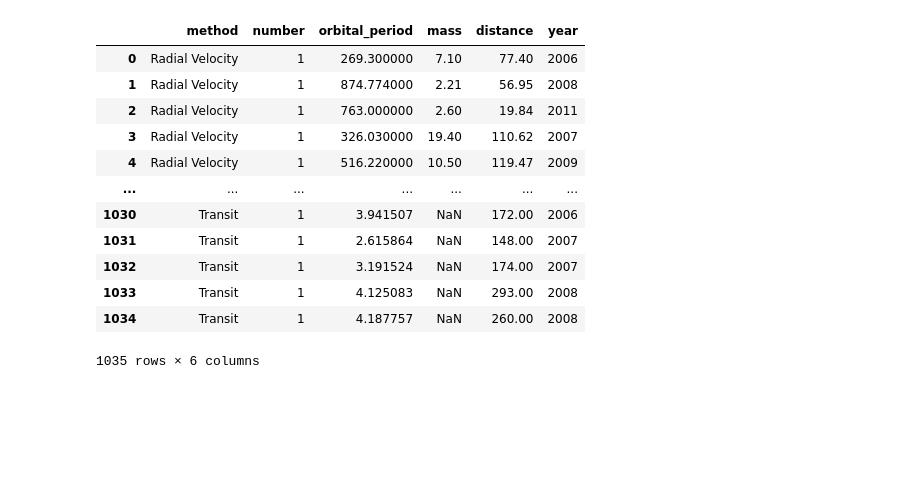
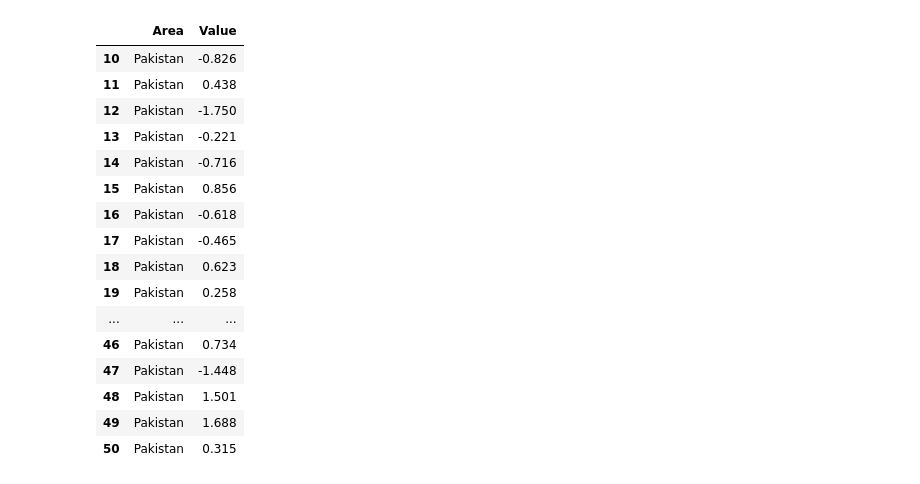
Before and after one commit to juneedpk/data-viz1, a Jupyter notebook: data_viz.ipynb, the cells around one changed output. Saved outputs shown, nothing was run; the diff lists cells and outputs as text; code cells hidden in the pictures; blank space fills up the shorter version.

```diff
--- a/data_viz.ipynb
+++ b/data_viz.ipynb
@@ -4,24 +4,31 @@ import numpy as np
 import seaborn as sns
 
 import matplotlib.pyplot as plt
-# %%
-df = sns.load_dataset('planets')
-
-df
-# %% [output]
-|  | method | number | orbital_period | mass | distance | year |
-| 0 | Radial Velocity | 1 | 269.300000 | 7.10 | 77.40 | 2006 |
-| 1 | Radial Velocity | 1 | 874.774000 | 2.21 | 56.95 | 2008 |
-| 2 | Radial Velocity | 1 | 763.000000 | 2.60 | 19.84 | 2011 |
-| 3 | Radial Velocity | 1 | 326.030000 | 19.40 | 110.62 | 2007 |
-| 4 | Radial Velocity | 1 | 516.220000 | 10.50 | 119.47 | 2009 |
-| ... | ... | ... | ... | ... | ... | ... |
-| 1030 | Transit | 1 | 3.941507 | NaN | 172.00 | 2006 |
-| 1031 | Transit | 1 | 2.615864 | NaN | 148.00 | 2007 |
-| 1032 | Transit | 1 | 3.191524 | NaN | 174.00 | 2007 |
-| 1033 | Transit | 1 | 4.125083 | NaN | 293.00 | 2008 |
-| 1034 | Transit | 1 | 4.187757 | NaN | 260.00 | 2008 |
-1035 rows × 6 columns
+# %%
+df = pd.read_csv('temp_change_pk.csv')
+
+
+
+df1 =df.loc[10:50,['Area','Value']]
+df1
+# %% [output]
+|  | Area | Value |
+| 10 | Pakistan | -0.826 |
+| 11 | Pakistan | 0.438 |
+| 12 | Pakistan | -1.750 |
+| 13 | Pakistan | -0.221 |
+| 14 | Pakistan | -0.716 |
+| 15 | Pakistan | 0.856 |
+| 16 | Pakistan | -0.618 |
+| 17 | Pakistan | -0.465 |
+| 18 | Pakistan | 0.623 |
+| 19 | Pakistan | 0.258 |
+| ... | ... | ... |
+| 46 | Pakistan | 0.734 |
+| 47 | Pakistan | -1.448 |
+| 48 | Pakistan | 1.501 |
+| 49 | Pakistan | 1.688 |
+| 50 | Pakistan | 0.315 |
 # %%
 import seaborn as sns
 import matplotlib.pyplot as plt
```
Also changed, not shown: parts of 4 cells of this notebook, 22 other files.
